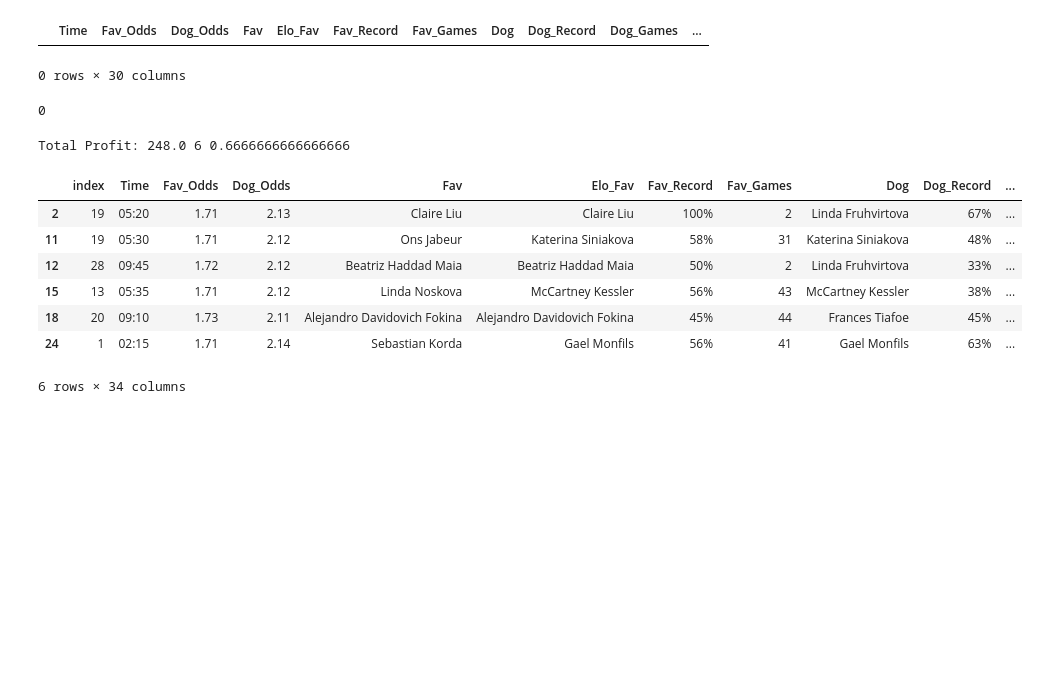
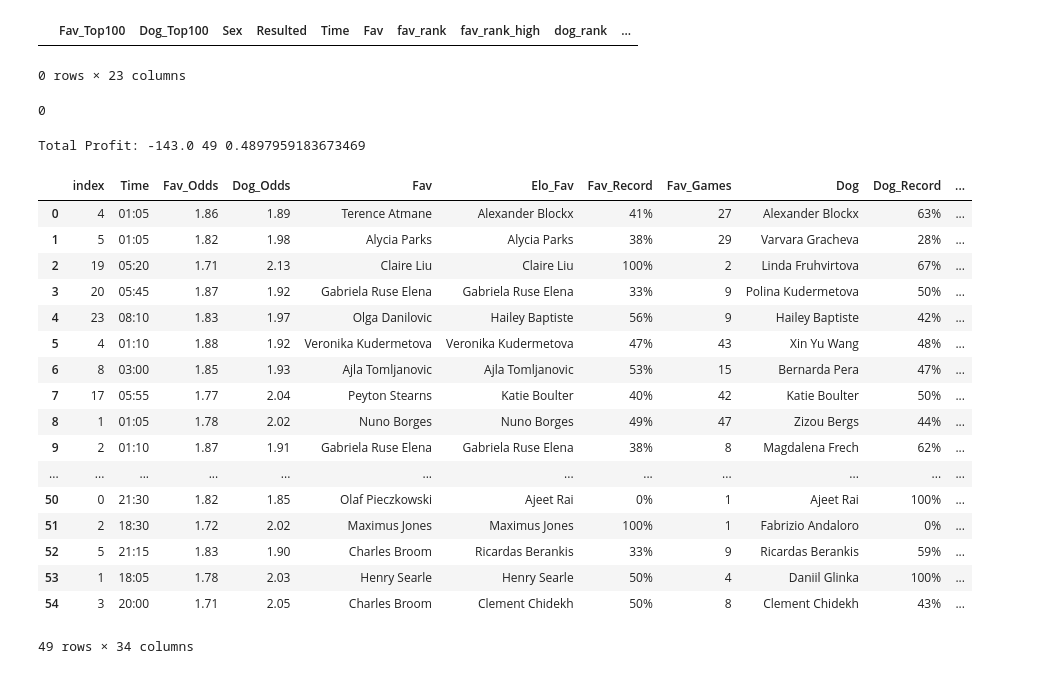
Before and after one commit to Witwolski/tennis_atp, a Jupyter notebook: Hard_Predictions.ipynb, the cells around one changed output. Cells and saved outputs as stored; diff of their text form; code cells hidden in the pictures; blank space fills up the shorter version.

```diff
--- a/Hard_Predictions.ipynb
+++ b/Hard_Predictions.ipynb
@@ -64,12 +58,12 @@ Total Profit: 5481.0 289 0.5709342560553633
 # %%
 #Male History
-date_filter=temp[temp['Date']>'2024-01-01']
-oddsfilter=date_filter[date_filter['Fav_Odds']>1.7].copy()
+stake=100
+date_filter=temp[temp['Date']>'2024-06-01']
+oddsfilter=date_filter[date_filter['Fav_Odds']>1.6].copy()
 #oddsfilter=oddsfilter[oddsfilter['Dog_Odds']<2]
 #oddsfilter=oddsfilter[oddsfilter['Fav_Odds']<1.8].copy()
-oddsfilter=oddsfilter[oddsfilter['Dog_Win_Count']>0]
-oddsfilter=oddsfilter[oddsfilter['Fav_Loss_Count']>0]
-oddsfilter=oddsfilter[oddsfilter['Elo_Fav']!=oddsfilter['Dog']]
+oddsfilter=oddsfilter[oddsfilter['Dog_Win_Count']>1]
+oddsfilter=oddsfilter[oddsfilter['Fav_Loss_Count']>1]
 #oddsfilter=oddsfilter[oddsfilter['Dog_Top100']>.5]
 #oddsfilter=oddsfilter[oddsfilter['Fav_Top100']<.5]
 #oddsfilter=oddsfilter[oddsfilter['dog_rank']>200]
@@ -85,5 +79,5 @@ total_profit = oddsfilter['Profit'].sum()
 
 # Print the total profit
 print("Total Profit:", total_profit, len(oddsfilter),len(oddsfilter[oddsfilter['Dog']==oddsfilter['Winner']])/len(oddsfilter))
-oddsfilter.tail(5)
+oddsfilter.to_csv('_HardResults_Mens.csv')
 # %% [output]
@@ -119,15 +157,15 @@ lowodds
 # %%
 today=pd.read_pickle('.\Hard_Today')
-today=today[today['Fav_Odds']>1.7]
-today=today[today['Fav_Loss_Count']>2]
-today=today[today['Dog_Win_Count']>2]
+today=today[today['Fav_Odds']>1.6]
+today=today[today['Fav_Loss_Count']>0]
+today=today[today['Dog_Win_Count']>0]
 #today=today[today['Elo_Fav']==today['Dog']]
 #today=today[today['fav_rank']>100]
 #today=today[today['dog_rank']>200]
 today[today['Sex']!='Womens']
 # %% [output]
-|  | Time | Fav_Odds | Dog_Odds | Fav | Elo_Fav | Fav_Record | Fav_Games | Dog | Dog_Record | Dog_Games | ... |
+|  | Fav_Top100 | Dog_Top100 | Sex | Resulted | Time | Fav | fav_rank | fav_rank_high | dog_rank | ... |
-0 rows × 30 columns
+0 rows × 23 columns
 # %%
 # Current date and time
 current_datetime = datetime.datetime.now()#+ datetime.timedelta(days=-1)
@@ -145,36 +183,46 @@ today.to_sql('Preditions_Hard',con=devengine,if_exists='append')
 # %%
 predictions=pd.read_sql_table('Preditions_Hard',con=devengine)
 results=temp
 merged_df = pd.merge(
     predictions,
     results[['Date', 'Fav', 'Dog', 'Winner']],  # Select only the Winner column from results
     on=['Date', 'Fav', 'Dog'],
     how='left'  # Use left join to retain all rows from predictions
 )
 #merged_df_filtered=merged_df[merged_df['Dog_Win_Count']>2].copy()
 #merged_df_filtered=merged_df_filtered[merged_df_filtered['Fav_Loss_Count']>2]
 #merged_df_filtered=merged_df_filtered[merged_df_filtered['Fav_Odds']>1.7]
 
 merged_df_filtered=merged_df[merged_df['Winner'].notna()].copy()
-merged_df_filtered=merged_df_filtered[merged_df_filtered['Dog_Odds']>=2.1]
+merged_df_filtered=merged_df_filtered[merged_df_filtered['Fav_Odds']>=1.6]
 #merged_df_filtered=merged_df_filtered[merged_df_filtered['Date']=='2025-02-20']
 merged_df_filtered['Profit'] = merged_df_filtered.apply(
     lambda row: (row['Dog_Odds'] * stake)-stake if row['Winner'] == row['Dog'] else -stake, axis=1
 )
 
 # Calculate total profit
 total_profit = merged_df_filtered['Profit'].sum()
 
 # Print the total profit
 print("Total Profit:", total_profit, len(merged_df_filtered),len(merged_df_filtered[merged_df_filtered['Dog']==merged_df_filtered['Winner']])/len(merged_df_filtered))
 merged_df_filtered
 # %% [output]
-Total Profit: 248.0 6 0.6666666666666666
+Total Profit: -143.0 49 0.4897959183673469
 |  | index | Time | Fav_Odds | Dog_Odds | Fav | Elo_Fav | Fav_Record | Fav_Games | Dog | Dog_Record | ... |
+| 0 | 4 | 01:05 | 1.86 | 1.89 | Terence Atmane | Alexander Blockx | 41% | 27 | Alexander Blockx | 63% | ... |
+| 1 | 5 | 01:05 | 1.82 | 1.98 | Alycia Parks | Alycia Parks | 38% | 29 | Varvara Gracheva | 28% | ... |
 | 2 | 19 | 05:20 | 1.71 | 2.13 | Claire Liu | Claire Liu | 100% | 2 | Linda Fruhvirtova | 67% | ... |
-| 11 | 19 | 05:30 | 1.71 | 2.12 | Ons Jabeur | Katerina Siniakova | 58% | 31 | Katerina Siniakova | 48% | ... |
-| 12 | 28 | 09:45 | 1.72 | 2.12 | Beatriz Haddad Maia | Beatriz Haddad Maia | 50% | 2 | Linda Fruhvirtova | 33% | ... |
-| 15 | 13 | 05:35 | 1.71 | 2.12 | Linda Noskova | McCartney Kessler | 56% | 43 | McCartney Kessler | 38% | ... |
-| 18 | 20 | 09:10 | 1.73 | 2.11 | Alejandro Davidovich Fokina | Alejandro Davidovich Fokina | 45% | 44 | Frances Tiafoe | 45% | ... |
-| 24 | 1 | 02:15 | 1.71 | 2.14 | Sebastian Korda | Gael Monfils | 56% | 41 | Gael Monfils | 63% | ... |
+| 3 | 20 | 05:45 | 1.87 | 1.92 | Gabriela Ruse Elena | Gabriela Ruse Elena | 33% | 9 | Polina Kudermetova | 50% | ... |
+| 4 | 23 | 08:10 | 1.83 | 1.97 | Olga Danilovic | Hailey Baptiste | 56% | 9 | Hailey Baptiste | 42% | ... |
+| 5 | 4 | 01:10 | 1.88 | 1.92 | Veronika Kudermetova | Veronika Kudermetova | 47% | 43 | Xin Yu Wang | 48% | ... |
+| 6 | 8 | 03:00 | 1.85 | 1.93 | Ajla Tomljanovic | Ajla Tomljanovic | 53% | 15 | Bernarda Pera | 47% | ... |
+| 7 | 17 | 05:55 | 1.77 | 2.04 | Peyton Stearns | Katie Boulter | 40% | 42 | Katie Boulter | 50% | ... |
+| 8 | 1 | 01:05 | 1.78 | 2.02 | Nuno Borges | Nuno Borges | 49% | 47 | Zizou Bergs | 44% | ... |
+| 9 | 2 | 01:10 | 1.87 | 1.91 | Gabriela Ruse Elena | Gabriela Ruse Elena | 38% | 8 | Magdalena Frech | 62% | ... |
+| ... | ... | ... | ... | ... | ... | ... | ... | ... | ... | ... | ... |
+| 50 | 0 | 21:30 | 1.82 | 1.85 | Olaf Pieczkowski | Ajeet Rai | 0% | 1 | Ajeet Rai | 100% | ... |
+| 51 | 2 | 18:30 | 1.72 | 2.02 | Maximus Jones | Maximus Jones | 100% | 1 | Fabrizio Andaloro | 0% | ... |
+| 52 | 5 | 21:15 | 1.83 | 1.90 | Charles Broom | Ricardas Berankis | 33% | 9 | Ricardas Berankis | 59% | ... |
+| 53 | 1 | 18:05 | 1.78 | 2.03 | Henry Searle | Henry Searle | 50% | 4 | Daniil Glinka | 100% | ... |
+| 54 | 3 | 20:00 | 1.71 | 2.05 | Charles Broom | Clement Chidekh | 50% | 8 | Clement Chidekh | 43% | ... |
-6 rows × 34 columns
+49 rows × 34 columns
```
Also changed, not shown: parts of 6 cells of this notebook, 13 other files.
